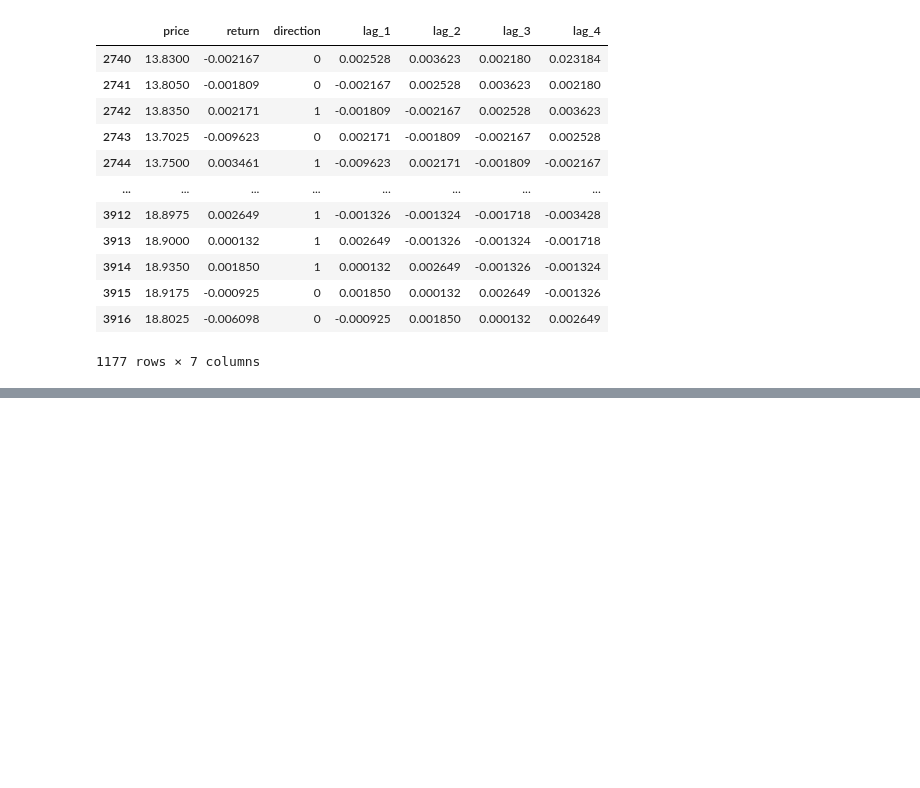
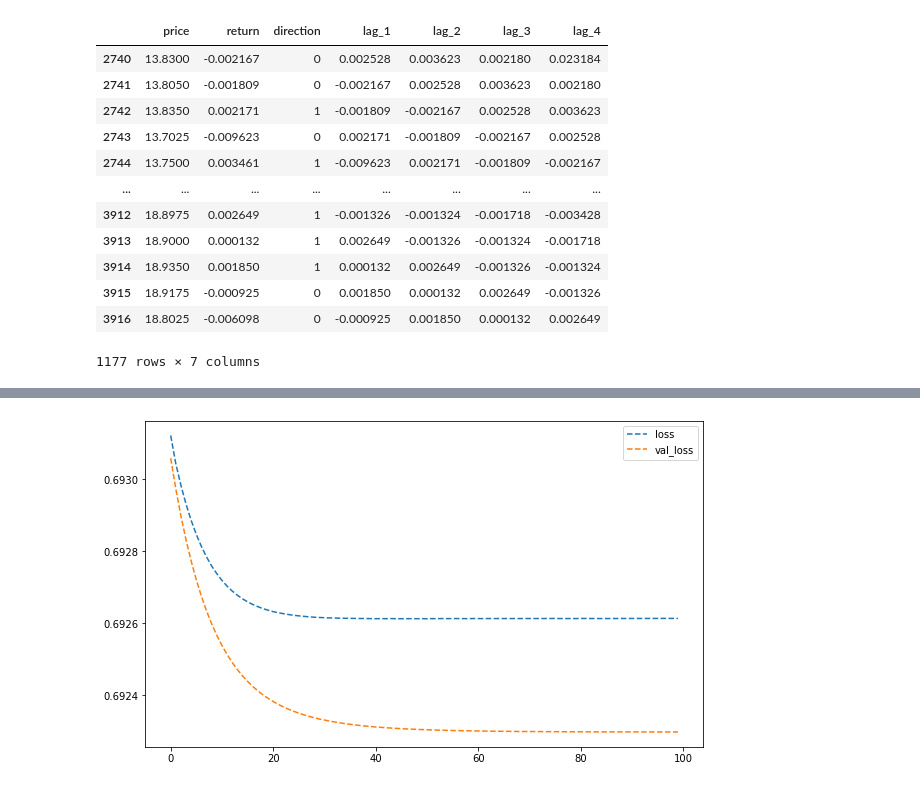
Before and after one commit to BeneInfosec/MachineLearning, a Jupyter notebook: TCC/TCC2_alternative.ipynb, the cells around one changed output, grey strips where cells are left out. Cells and saved outputs as stored; diff of their text form; code cells hidden in the pictures; blank space fills up the shorter version.

```diff
--- a/TCC/TCC2_alternative.ipynb
+++ b/TCC/TCC2_alternative.ipynb
@@ -284,0 +324,4 @@ model.evaluate(training_data[cols], training_data['direction'])
+# %%
+res[['loss', 'val_loss']].plot(figsize=(10, 6), style='--');
+# %% [output]
+[figure, added]
```
Also changed, not shown: parts of 9 cells of this notebook.
